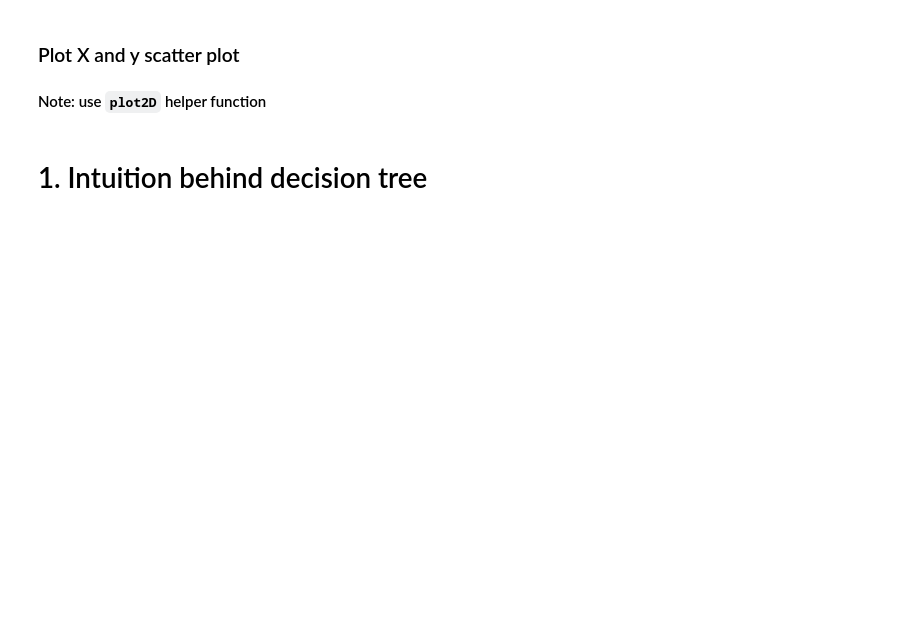
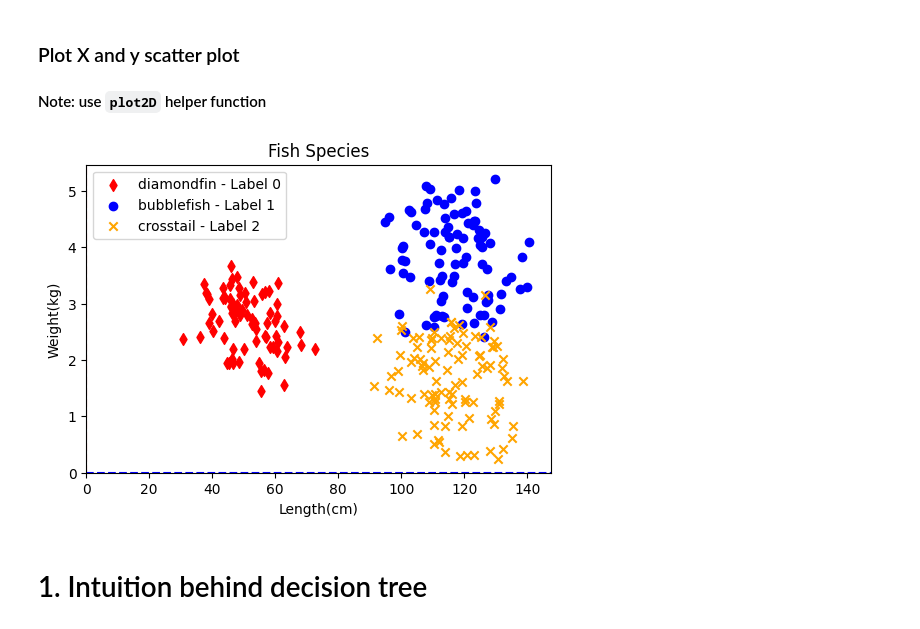
Before and after one commit to kamrik/PyData2024, a Jupyter notebook: 6-Review/lab6_review.ipynb, the cells around one changed output. Saved outputs shown, nothing was run; the diff lists cells and outputs as text; code cells hidden in the pictures; blank space fills up the shorter version.

```diff
--- a/6-Review/lab6_review.ipynb
+++ b/6-Review/lab6_review.ipynb
@@ -98,6 +98,9 @@ feature_names = ['Length(cm)', 'Weight(kg)']
 #### Note: use `plot2D` helper function
 # %%
 #your code here
+plot2D(X, y, feature_names, target_names, title='Fish Species')
+# %% [output]
+[figure, added]
 # %% [markdown]
 # 1. Intuition behind decision tree
 # %% [markdown]
```
Also changed, not shown: parts of 6 cells of this notebook.
